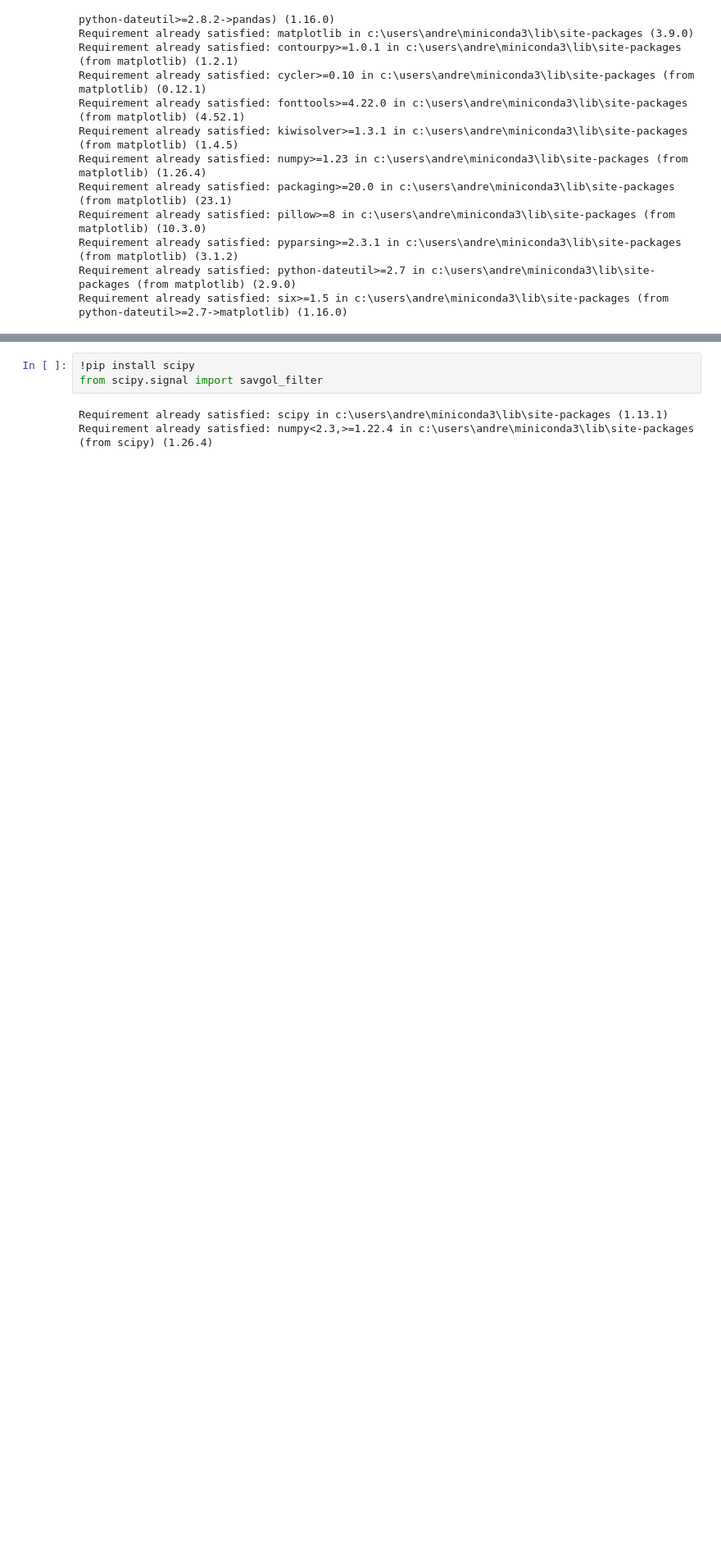
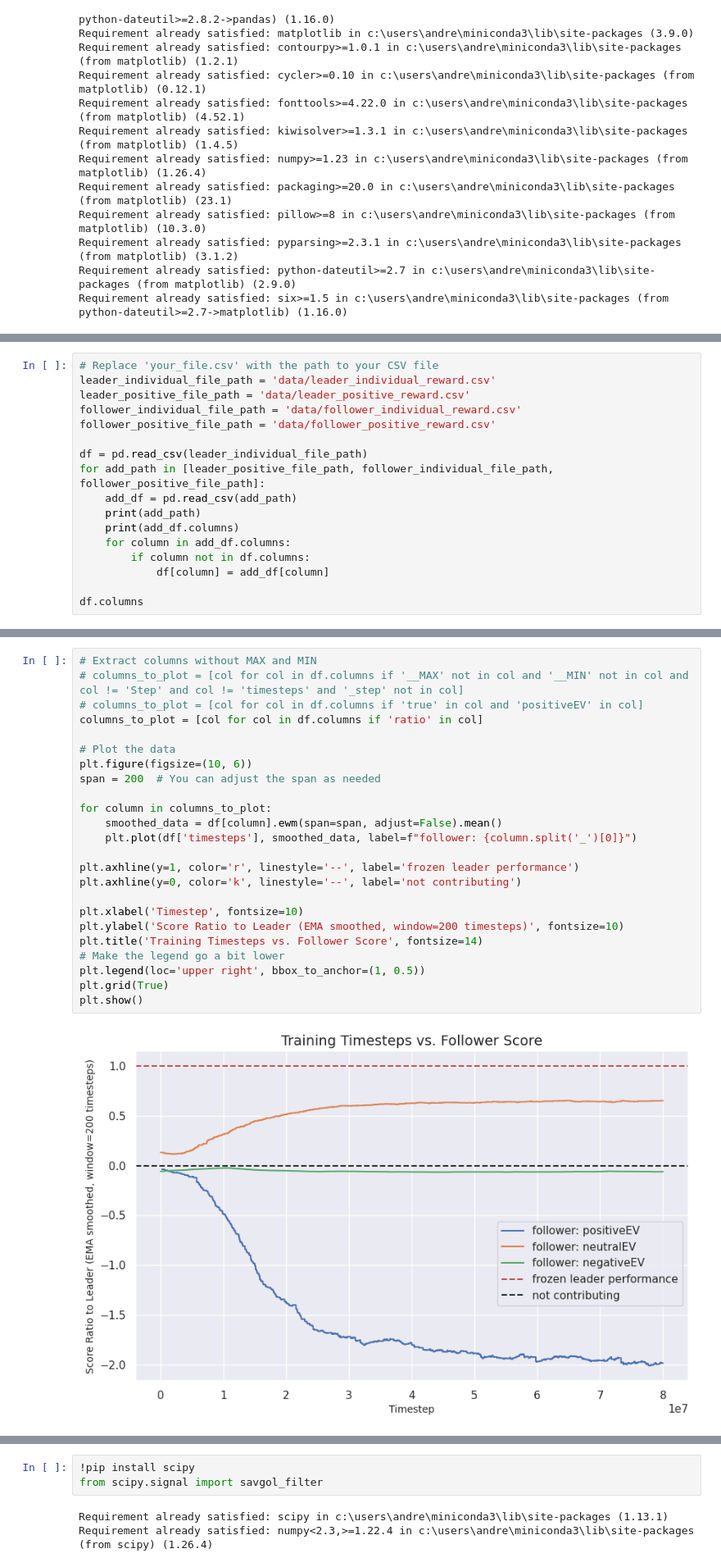
Before and after one commit to andreyrisukhin/HelpTheHuman, a Jupyter notebook: vis_wandb.ipynb, the cells around one changed output, grey strips where cells are left out. Shown at 82% size. Saved outputs shown, nothing was run; the diff lists cells and outputs as text; blank space fills up the shorter version.

Commit message:
update notebook to plot follower score ratio

```diff
--- a/vis_wandb.ipynb
+++ b/vis_wandb.ipynb
@@ -40,0 +29,17 @@ df.head()
+# %%
+# Replace 'your_file.csv' with the path to your CSV file
+leader_individual_file_path = 'data/leader_individual_reward.csv'
+leader_positive_file_path = 'data/leader_positive_reward.csv'
+follower_individual_file_path = 'data/follower_individual_reward.csv'
+follower_positive_file_path = 'data/follower_positive_reward.csv'
+
+df = pd.read_csv(leader_individual_file_path)
+for add_path in [leader_positive_file_path, follower_individual_file_path, follower_positive_file_path]:
+    add_df = pd.read_csv(add_path)
+    print(add_path)
+    print(add_df.columns)
+    for column in add_df.columns:
+        if column not in df.columns:
+            df[column] = add_df[column]
+
+df.columns
@@ -63,3 +161,29 @@ Index(['Step',
+# %%
+# Extract columns without MAX and MIN
+# columns_to_plot = [col for col in df.columns if '__MAX' not in col and '__MIN' not in col and col != 'Step' and col != 'timesteps' and '_step' not in col]
+# columns_to_plot = [col for col in df.columns if 'true' in col and 'positiveEV' in col]
+columns_to_plot = [col for col in df.columns if 'ratio' in col]
+
+# Plot the data
+plt.figure(figsize=(10, 6))
+span = 200  # You can adjust the span as needed
+
+for column in columns_to_plot:
+    smoothed_data = df[column].ewm(span=span, adjust=False).mean()
+    plt.plot(df['timesteps'], smoothed_data, label=f"follower: {column.split('_')[0]}")
+
+plt.axhline(y=1, color='r', linestyle='--', label='frozen leader performance')
+plt.axhline(y=0, color='k', linestyle='--', label='not contributing')
+
+plt.xlabel('Timestep', fontsize=10)
+plt.ylabel('Score Ratio to Leader (EMA smoothed, window=200 timesteps)', fontsize=10)
+plt.title('Training Timesteps vs. Follower Score', fontsize=14)
+# Make the legend go a bit lower
+plt.legend(loc='upper right', bbox_to_anchor=(1, 0.5))
+plt.grid(True)
+plt.show()
+# %% [output]
+[figure, added]
 # %%
 # Extract columns without MAX and MIN
 columns_to_plot = [col for col in df.columns if '__MAX' not in col and '__MIN' not in col and col != 'Step']
```
Also changed, not shown: parts of 8 cells of this notebook.
